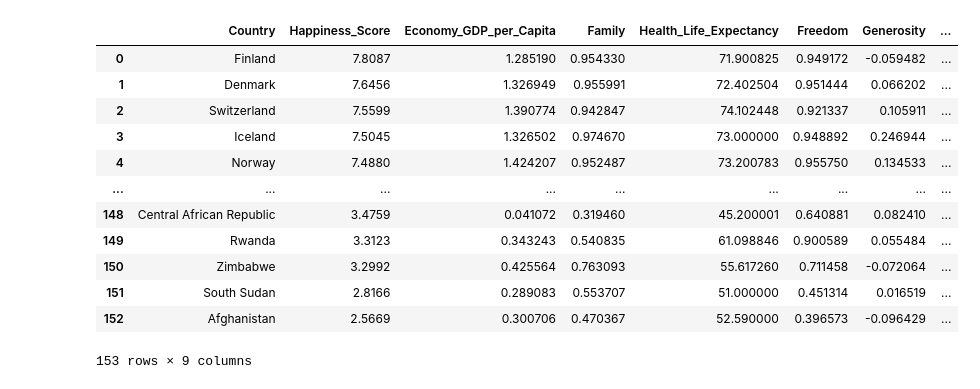
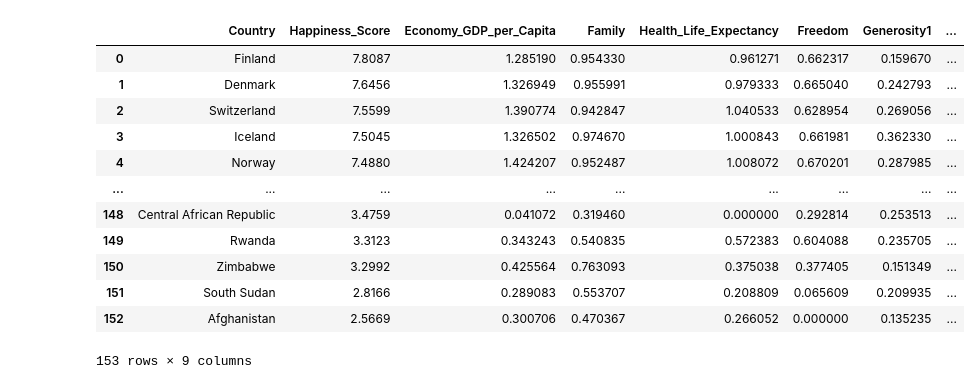
Before and after one commit to degitaccount/Team1_Project, a Jupyter notebook: ETL w Year.ipynb, the cells around one changed output. Saved outputs shown, nothing was run; the diff lists cells and outputs as text; code cells hidden in the pictures.

```diff
--- a/ETL w Year.ipynb
+++ b/ETL w Year.ipynb
@@ -26,9 +26,10 @@ df_16
 df_20['Happiness Rank'] =  range(1, len(df_20.index)+1)
 
 df_20 = df_20.rename(columns = {'Country name' : 'Country', 'Ladder score' : 'Happiness_Score',
-                                'Explained by: Log GDP per capita' : 'Economy_GDP_per_Capita', 'Social support' : 'Family', 'Healthy life expectancy' : 'Health_Life_Expectancy',
-                        'Freedom to make life choices' : 'Freedom',
-                                    'Perceptions of corruption' : 'Trust_Government_Corruption'})
+                                'Explained by: Log GDP per capita' : 'Economy_GDP_per_Capita', 'Social support' : 'Family', 'Explained by: Healthy life expectancy' : 'Health_Life_Expectancy',
+                                    'Explained by: Freedom to make life choices' : 'Freedom',
+                                    'Explained by: Generosity' : 'Generosity1',
+                                    'Explained by: Perceptions of corruption' : 'Trust_Government_Corruption'})
 
 
 
@@ -83,19 +97,19 @@ df_16
 # %%
-df_2020_clean = df_20[['Country','Happiness_Score','Economy_GDP_per_Capita','Family','Health_Life_Expectancy','Freedom','Generosity','Trust_Government_Corruption','Year']]
+df_2020_clean = df_20[['Country','Happiness_Score','Economy_GDP_per_Capita','Family','Health_Life_Expectancy','Freedom','Generosity1','Trust_Government_Corruption','Year']]
 df_2020_clean
 # %% [output]
-|  | Country | Happiness_Score | Economy_GDP_per_Capita | Family | Health_Life_Expectancy | Freedom | Generosity | ... |
-| 0 | Finland | 7.8087 | 1.285190 | 0.954330 | 71.900825 | 0.949172 | -0.059482 | ... |
-| 1 | Denmark | 7.6456 | 1.326949 | 0.955991 | 72.402504 | 0.951444 | 0.066202 | ... |
-| 2 | Switzerland | 7.5599 | 1.390774 | 0.942847 | 74.102448 | 0.921337 | 0.105911 | ... |
-| 3 | Iceland | 7.5045 | 1.326502 | 0.974670 | 73.000000 | 0.948892 | 0.246944 | ... |
-| 4 | Norway | 7.4880 | 1.424207 | 0.952487 | 73.200783 | 0.955750 | 0.134533 | ... |
+|  | Country | Happiness_Score | Economy_GDP_per_Capita | Family | Health_Life_Expectancy | Freedom | Generosity1 | ... |
+| 0 | Finland | 7.8087 | 1.285190 | 0.954330 | 0.961271 | 0.662317 | 0.159670 | ... |
+| 1 | Denmark | 7.6456 | 1.326949 | 0.955991 | 0.979333 | 0.665040 | 0.242793 | ... |
+| 2 | Switzerland | 7.5599 | 1.390774 | 0.942847 | 1.040533 | 0.628954 | 0.269056 | ... |
+| 3 | Iceland | 7.5045 | 1.326502 | 0.974670 | 1.000843 | 0.661981 | 0.362330 | ... |
+| 4 | Norway | 7.4880 | 1.424207 | 0.952487 | 1.008072 | 0.670201 | 0.287985 | ... |
 | ... | ... | ... | ... | ... | ... | ... | ... | ... |
-| 148 | Central African Republic | 3.4759 | 0.041072 | 0.319460 | 45.200001 | 0.640881 | 0.082410 | ... |
-| 149 | Rwanda | 3.3123 | 0.343243 | 0.540835 | 61.098846 | 0.900589 | 0.055484 | ... |
-| 150 | Zimbabwe | 3.2992 | 0.425564 | 0.763093 | 55.617260 | 0.711458 | -0.072064 | ... |
-| 151 | South Sudan | 2.8166 | 0.289083 | 0.553707 | 51.000000 | 0.451314 | 0.016519 | ... |
-| 152 | Afghanistan | 2.5669 | 0.300706 | 0.470367 | 52.590000 | 0.396573 | -0.096429 | ... |
+| 148 | Central African Republic | 3.4759 | 0.041072 | 0.319460 | 0.000000 | 0.292814 | 0.253513 | ... |
+| 149 | Rwanda | 3.3123 | 0.343243 | 0.540835 | 0.572383 | 0.604088 | 0.235705 | ... |
+| 150 | Zimbabwe | 3.2992 | 0.425564 | 0.763093 | 0.375038 | 0.377405 | 0.151349 | ... |
+| 151 | South Sudan | 2.8166 | 0.289083 | 0.553707 | 0.208809 | 0.065609 | 0.209935 | ... |
+| 152 | Afghanistan | 2.5669 | 0.300706 | 0.470367 | 0.266052 | 0.000000 | 0.135235 | ... |
 153 rows × 9 columns
 # %%
 df_2019_clean = df_19[['Country','Happiness_Score','Economy_GDP_per_Capita','Family','Health_Life_Expectancy','Freedom','Generosity','Trust_Government_Corruption','Year']]
```
Also changed, not shown: parts of 5 cells of this notebook.
